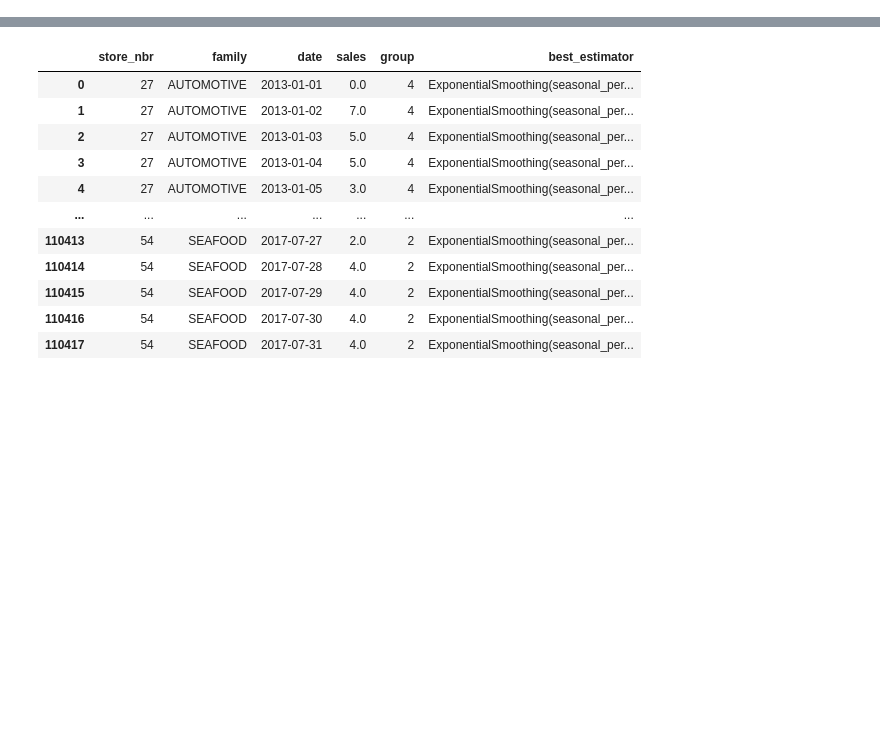
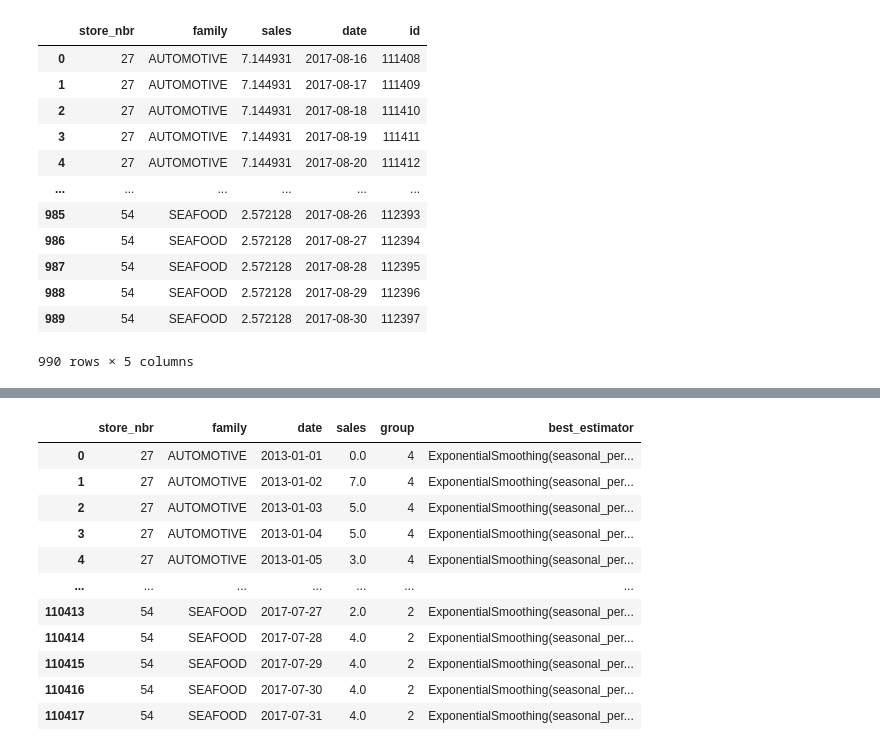
Before and after one commit to matheusfsa/time_series_kedro, a Jupyter notebook: notebooks/training.ipynb, the cells around one changed output, grey strips where cells are left out. Drawn from its saved outputs; the diff is of its cells as text; code cells hidden in the pictures; blank space fills up the shorter version.

Commit message:
forecast pipeline

```diff
--- a/notebooks/training.ipynb
+++ b/notebooks/training.ipynb
@@ -5,4 +5,7 @@ test_data = catalog.load("eval_data")
 model = catalog.load("params:models.exponential_smoothing")
 best_estimators = catalog.load("best_estimators")
 master_table = catalog.load("master_table")
+forecast_results = catalog.load("forecast_results")
+seg_data = catalog.load("seg_data")
+submission_file = catalog.load("submission_file")
 # %% [output]
@@ -19,0 +26,16 @@ master_table = catalog.load("master_table")
+# %%
+forecast_results
+# %% [output]
+|  | store_nbr | family | sales | date | id |
+| 0 | 27 | AUTOMOTIVE | 7.144931 | 2017-08-16 | 111408 |
+| 1 | 27 | AUTOMOTIVE | 7.144931 | 2017-08-17 | 111409 |
+| 2 | 27 | AUTOMOTIVE | 7.144931 | 2017-08-18 | 111410 |
+| 3 | 27 | AUTOMOTIVE | 7.144931 | 2017-08-19 | 111411 |
+| 4 | 27 | AUTOMOTIVE | 7.144931 | 2017-08-20 | 111412 |
+| ... | ... | ... | ... | ... | ... |
+| 985 | 54 | SEAFOOD | 2.572128 | 2017-08-26 | 112393 |
+| 986 | 54 | SEAFOOD | 2.572128 | 2017-08-27 | 112394 |
+| 987 | 54 | SEAFOOD | 2.572128 | 2017-08-28 | 112395 |
+| 988 | 54 | SEAFOOD | 2.572128 | 2017-08-29 | 112396 |
+| 989 | 54 | SEAFOOD | 2.572128 | 2017-08-30 | 112397 |
+990 rows × 5 columns
```
Also changed, not shown: parts of 6 cells of this notebook, 10 other files.
